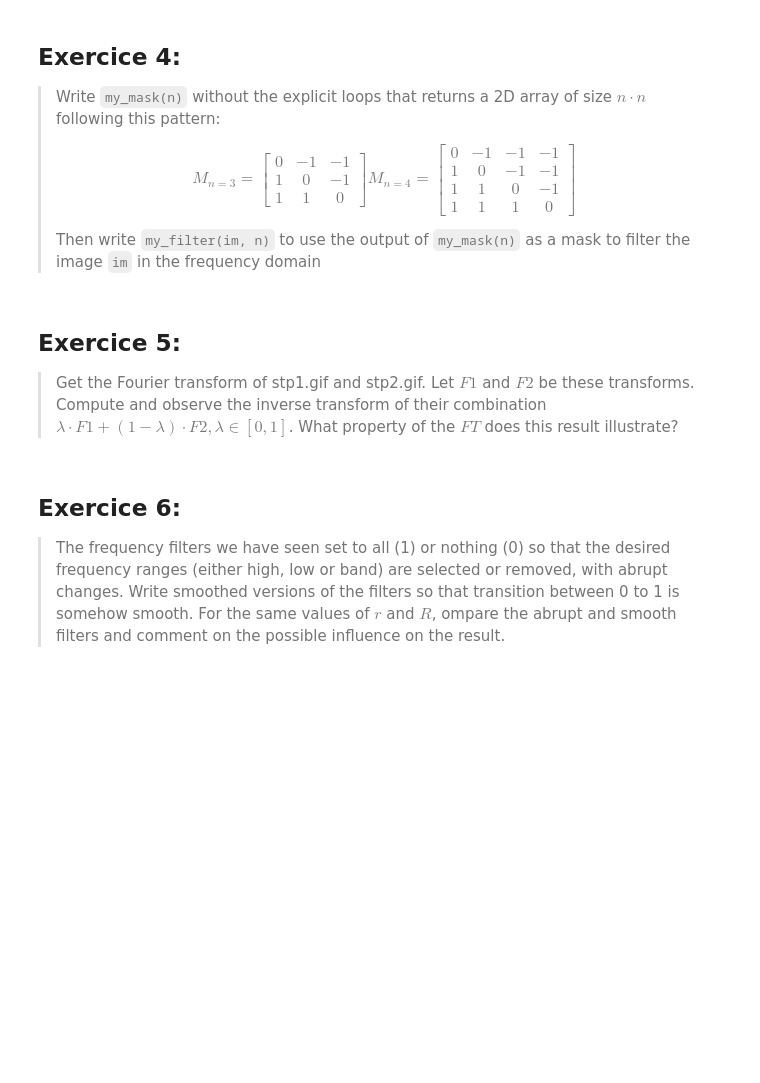
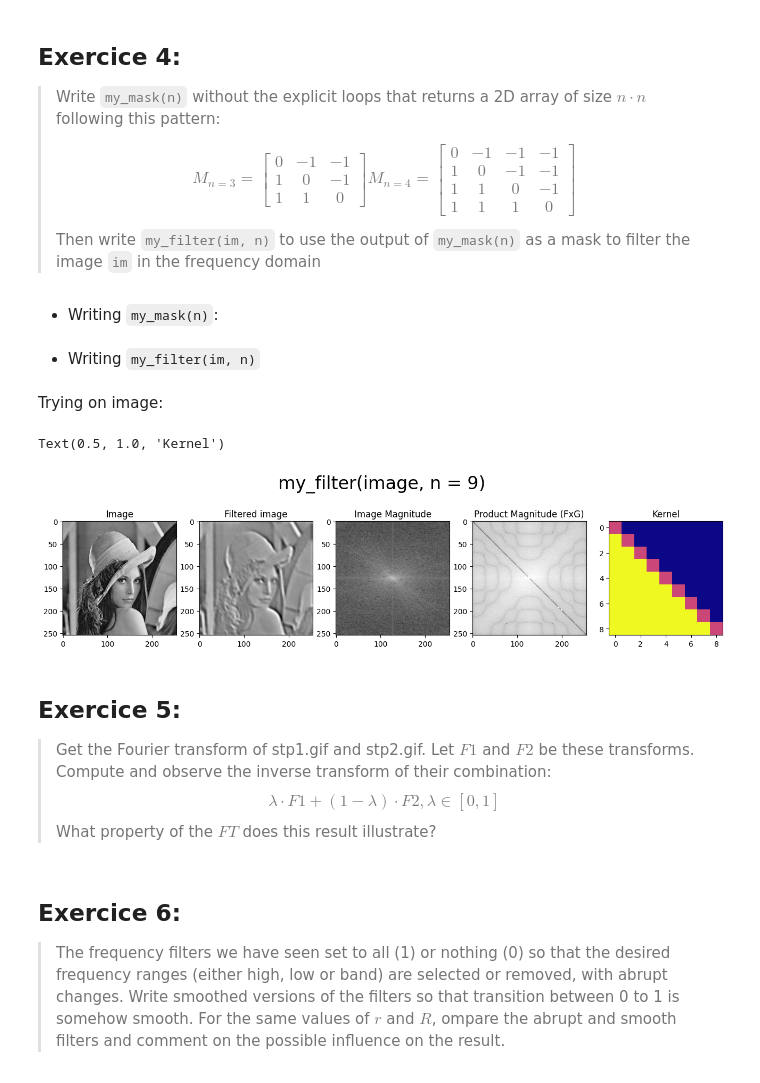
Before and after one commit to mihaiBront/master_SistemasInteligentes, a Jupyter notebook: SJK002_ComputerVision/LAB3/MihaiBront_LAB3_FrequencyFiltering.ipynb, the cells around one changed output. Drawn from its saved outputs; the diff is of its cells as text; code cells hidden in the pictures; blank space fills up the shorter version.

```diff
--- a/SJK002_ComputerVision/LAB3/MihaiBront_LAB3_FrequencyFiltering.ipynb
+++ b/SJK002_ComputerVision/LAB3/MihaiBront_LAB3_FrequencyFiltering.ipynb
@@ -576,3 +576,5 @@ M_{n=4} =
 >$$
 >
 >Then write `my_filter(im, n)` to use the output of `my_mask(n)` as a mask to filter the image `im` in the frequency domain
+# %% [markdown]
+- Writing `my_mask(n)`:
@@ -579,6 +588,53 @@ M_{n=4} =
+# %% [markdown]
+- Writing `my_filter(im, n)`
+# %%
+def my_filter(im: np.ndarray, n: int):
+    ft = FT(im)
+
+    ft_magnitude = np.absolute(ft)
+    ft_phase = np.angle(ft)
+
+    kernel = my_mask(n)
+
+    kernel_centered = np.zeros_like(ft_magnitude)
+    (h_start, w_start) = (np.array(ft_magnitude.shape)//2 - np.array(kernel.shape)//2)
+    kernel_centered[h_start: h_start+kernel.shape[0], w_start: w_start+kernel.shape[1]] = kernel
+
+    kft = FT(kernel_centered)
+
+    k_magnitude = np.absolute(kft)
+
+    ft_magnitude_filt = ft_magnitude * k_magnitude
+
+    im_filtered = ft_magnitude_filt * np.exp(1j * ft_phase)
+    return np.real(fft.ifft2(fft.ifftshift(im_filtered))), [ft_magnitude, ft_magnitude_filt, kernel]
+# %% [markdown]
+Trying on image:
+# %%
+working_image = source_images[1]
+n = 9
+
+filtered, extras = my_filter(working_image, n)
+# (_filtered, _im_mag, _filt_mag, _kernel)
+
+f, axarr = plt.subplots(1,5, figsize=(16,4))
+axarr[0].imshow(working_image)
+axarr[1].imshow(filtered)
+axarr[2].imshow(np.log(extras[0]))
+axarr[3].imshow(np.log(extras[1]))
+axarr[4].imshow(extras[2], cmap="plasma")
+f.suptitle(f"my_filter(image, n = {n})", fontsize=24)
+axarr[0].set_title(f"Image")
+axarr[1].set_title(f"Filtered image")
+axarr[2].set_title(f"Image Magnitude")
+axarr[3].set_title(f"Product Magnitude (FxG)")
+axarr[4].set_title(f"Kernel")
+# %% [output]
+Text(0.5, 1.0, 'Kernel')
+[figure, added]
 # %% [markdown]
 ## **Exercice 5**:
->Get the Fourier transform of stp1.gif and stp2.gif. Let $F1$ and $F2$ be these transforms. Compute and observe the inverse transform of their combination $λ·F1 +(1 − λ) · F2,λ∈[0,1]$. What property of the $FT$ does this result illustrate?
+>Get the Fourier transform of stp1.gif and stp2.gif. Let $F1$ and $F2$ be these transforms. Compute and observe the inverse transform of their combination: $$λ·F1 +(1 − λ) · F2,λ∈[0,1]$$ What property of the $FT$ does this result illustrate?
 # %% [markdown]
 ## **Exercice 6**:
 >The  frequency  filters  we  have  seen  set  to  all  (1)  or  nothing (0) so that the desired frequency ranges (either high, low or band) are selected or removed, with abrupt changes. Write smoothed versions of the filters so that transition between 0 to 1 is somehow smooth. For the same values of $r$ and $R$, ompare the abrupt and smooth filters  and  comment  on  the  possible  influence on  the result.
```
Also changed, not shown: parts of 1 cell of this notebook, 2 other files.
